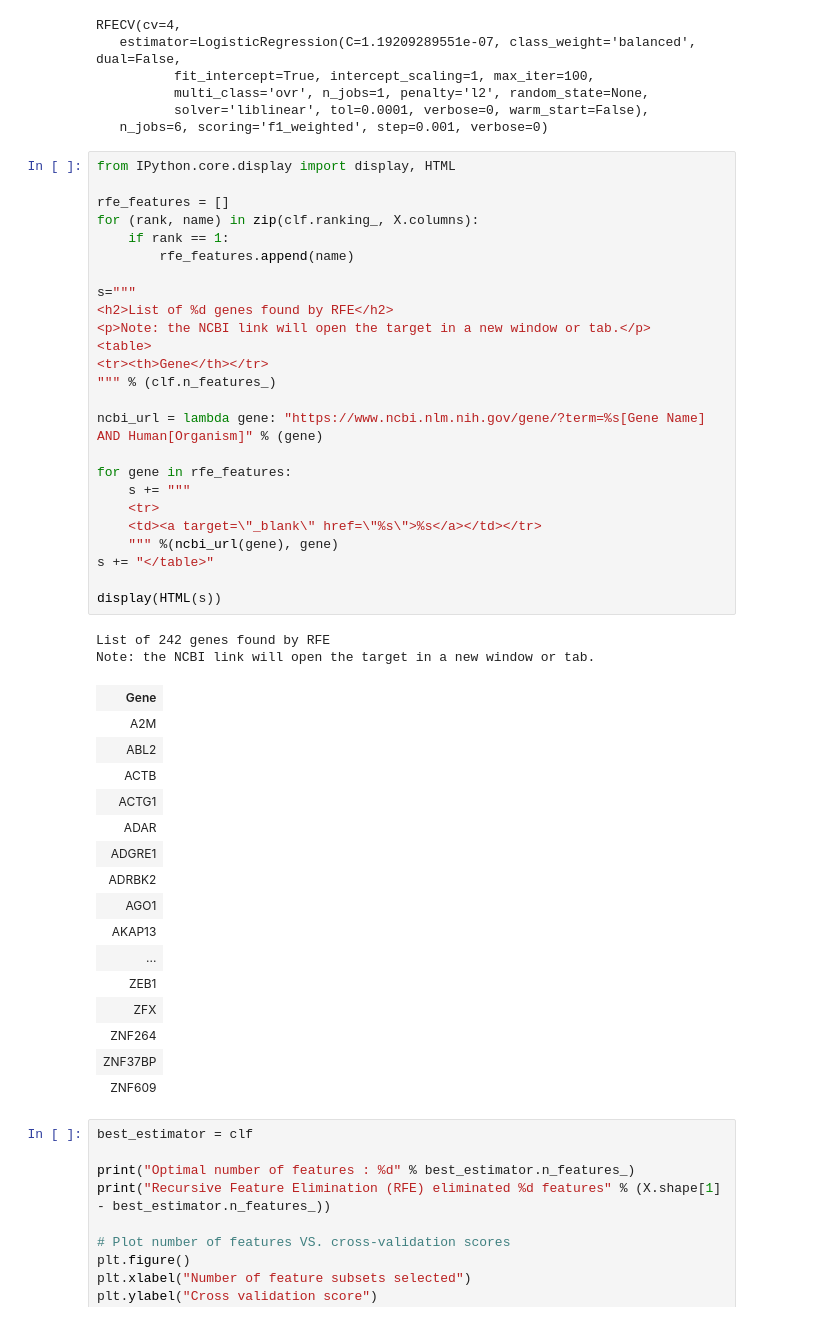
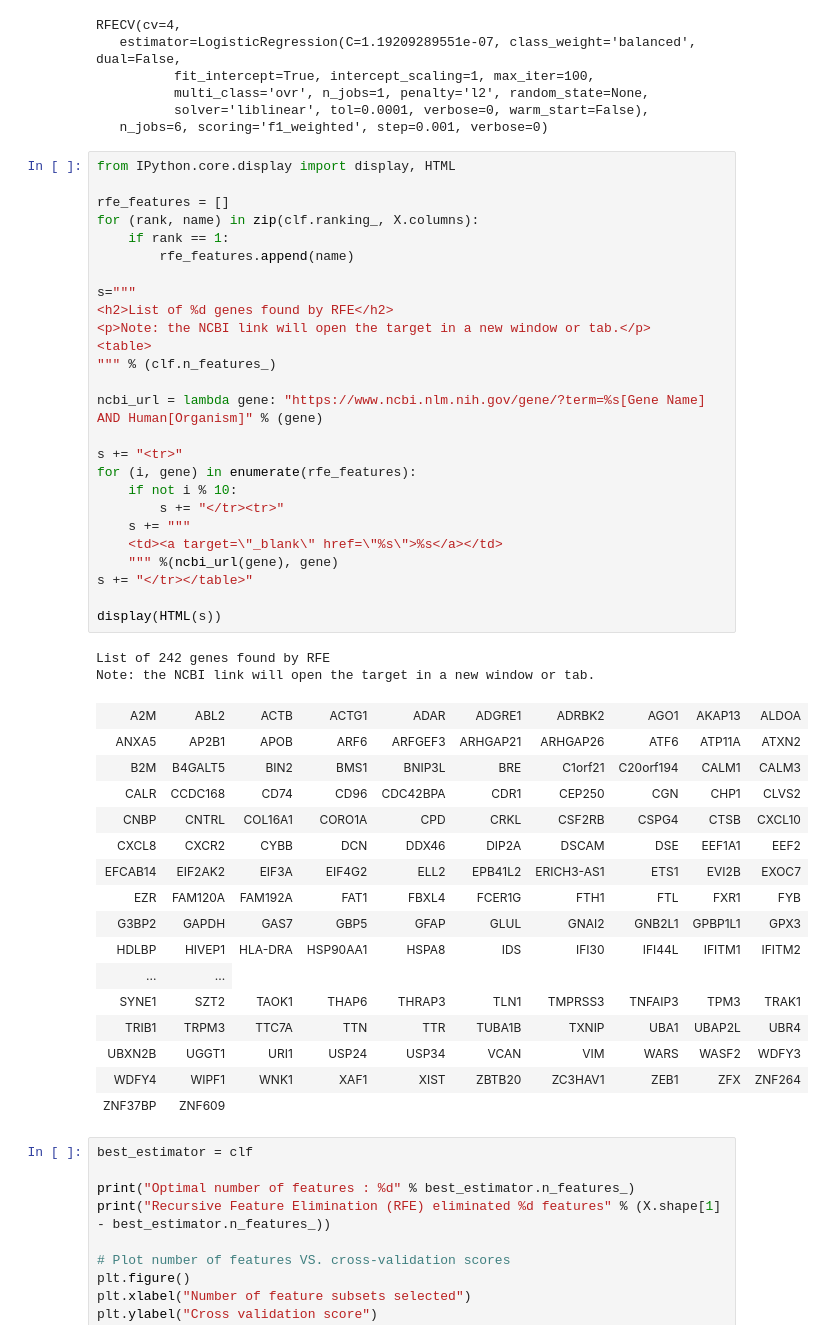
Before and after one commit to massie/notebooks, a Jupyter notebook: Pathogen Prediction-LR.ipynb, the cells around one changed output. Cells and saved outputs as stored; diff of their text form.

Commit message:
Condense the format of the gene table

```diff
--- a/Pathogen Prediction-LR.ipynb
+++ b/Pathogen Prediction-LR.ipynb
@@ -64,47 +64,48 @@ RFECV(cv=4,
 # %%
 from IPython.core.display import display, HTML
 
 rfe_features = []
 for (rank, name) in zip(clf.ranking_, X.columns):
     if rank == 1:
         rfe_features.append(name)
 
 s="""
 <h2>List of %d genes found by RFE</h2>
 <p>Note: the NCBI link will open the target in a new window or tab.</p>
 <table>
-<tr><th>Gene</th></tr>
 """ % (clf.n_features_)
 
 ncbi_url = lambda gene: "https://www.ncbi.nlm.nih.gov/gene/?term=%s[Gene Name] AND Human[Organism]" % (gene)
 
-for gene in rfe_features:
+s += "<tr>"
+for (i, gene) in enumerate(rfe_features):
+    if not i % 10:
+        s += "</tr><tr>"
     s += """
-    <tr>
-    <td><a target=\"_blank\" href=\"%s\">%s</a></td></tr>
+    <td><a target=\"_blank\" href=\"%s\">%s</a></td>
     """ %(ncbi_url(gene), gene)
-s += "</table>"
+s += "</tr></table>"
 
 display(HTML(s))
 # %% [output]
 List of 242 genes found by RFE
 Note: the NCBI link will open the target in a new window or tab.
-| Gene |
-| A2M |
-| ABL2 |
-| ACTB |
-| ACTG1 |
-| ADAR |
-| ADGRE1 |
-| ADRBK2 |
-| AGO1 |
-| AKAP13 |
-| ... |
-| ZEB1 |
-| ZFX |
-| ZNF264 |
-| ZNF37BP |
-| ZNF609 |
+| A2M | ABL2 | ACTB | ACTG1 | ADAR | ADGRE1 | ADRBK2 | AGO1 | AKAP13 | ALDOA |
+| ANXA5 | AP2B1 | APOB | ARF6 | ARFGEF3 | ARHGAP21 | ARHGAP26 | ATF6 | ATP11A | ATXN2 |
+| B2M | B4GALT5 | BIN2 | BMS1 | BNIP3L | BRE | C1orf21 | C20orf194 | CALM1 | CALM3 |
+| CALR | CCDC168 | CD74 | CD96 | CDC42BPA | CDR1 | CEP250 | CGN | CHP1 | CLVS2 |
+| CNBP | CNTRL | COL16A1 | CORO1A | CPD | CRKL | CSF2RB | CSPG4 | CTSB | CXCL10 |
+| CXCL8 | CXCR2 | CYBB | DCN | DDX46 | DIP2A | DSCAM | DSE | EEF1A1 | EEF2 |
+| EFCAB14 | EIF2AK2 | EIF3A | EIF4G2 | ELL2 | EPB41L2 | ERICH3-AS1 | ETS1 | EVI2B | EXOC7 |
+| EZR | FAM120A | FAM192A | FAT1 | FBXL4 | FCER1G | FTH1 | FTL | FXR1 | FYB |
+| G3BP2 | GAPDH | GAS7 | GBP5 | GFAP | GLUL | GNAI2 | GNB2L1 | GPBP1L1 | GPX3 |
+| HDLBP | HIVEP1 | HLA-DRA | HSP90AA1 | HSPA8 | IDS | IFI30 | IFI44L | IFITM1 | IFITM2 |
+| ... | ... |
+| SYNE1 | SZT2 | TAOK1 | THAP6 | THRAP3 | TLN1 | TMPRSS3 | TNFAIP3 | TPM3 | TRAK1 |
+| TRIB1 | TRPM3 | TTC7A | TTN | TTR | TUBA1B | TXNIP | UBA1 | UBAP2L | UBR4 |
+| UBXN2B | UGGT1 | URI1 | USP24 | USP34 | VCAN | VIM | WARS | WASF2 | WDFY3 |
+| WDFY4 | WIPF1 | WNK1 | XAF1 | XIST | ZBTB20 | ZC3HAV1 | ZEB1 | ZFX | ZNF264 |
+| ZNF37BP | ZNF609 |
 # %%
 best_estimator = clf
 
```
